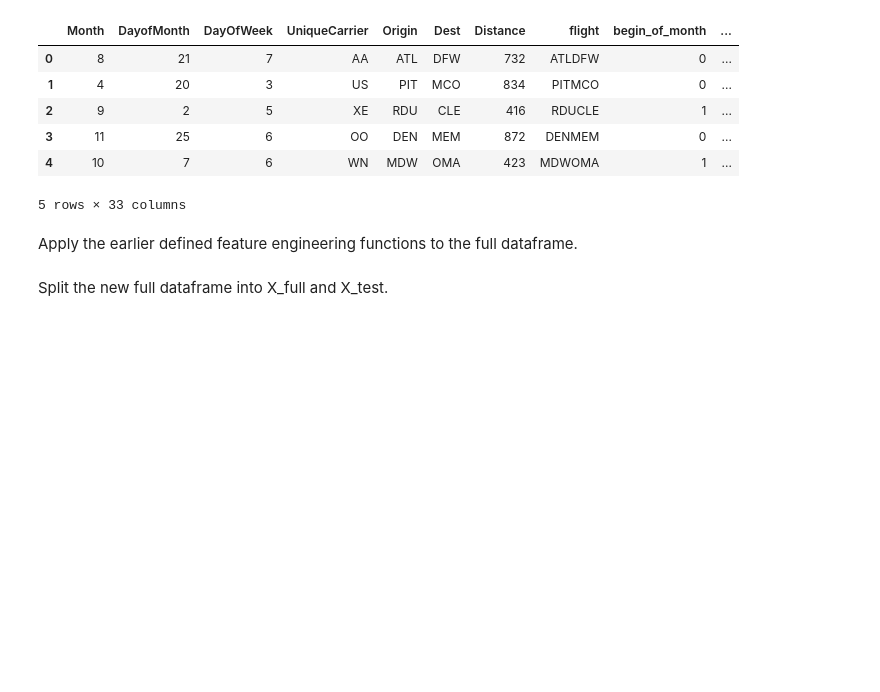
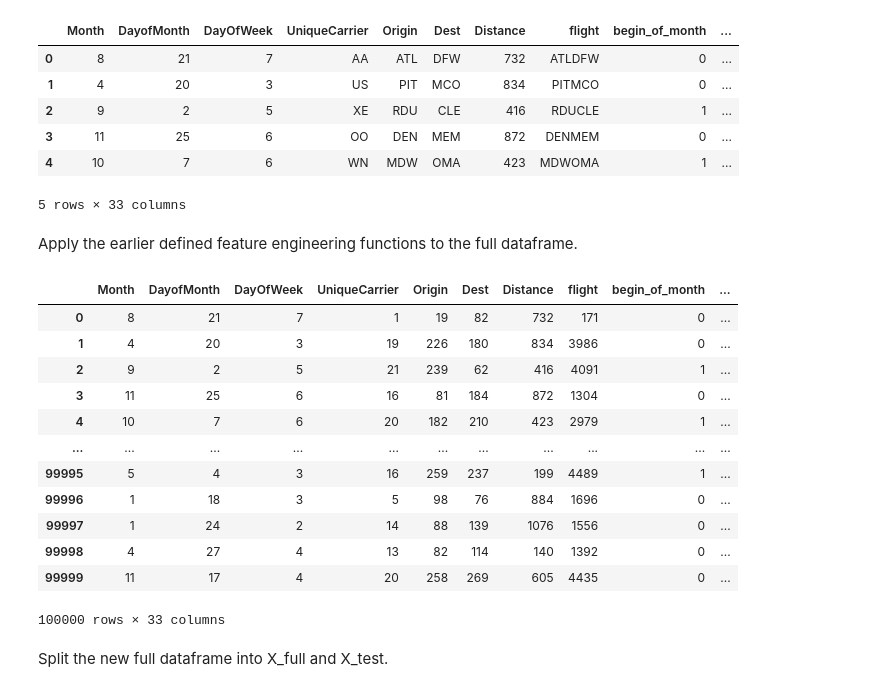
Before and after one commit to qchen077/Springboard, a Jupyter notebook: Core_Courses/Machine_Learning_Apps/18.2.6 - Bayesian Optimization/Bayesian_optimization_case_study.ipynb, the cells around one changed output. Saved outputs shown, nothing was run; the diff lists cells and outputs as text; code cells hidden in the pictures; blank space fills up the shorter version.

```diff
--- a/Core_Courses/Machine_Learning_Apps/18.2.6 - Bayesian Optimization/Bayesian_optimization_case_study.ipynb
+++ b/Core_Courses/Machine_Learning_Apps/18.2.6 - Bayesian Optimization/Bayesian_optimization_case_study.ipynb
@@ -187,6 +188,22 @@ full_df.head()
 5 rows × 33 columns
 # %% [markdown]
 Apply the earlier defined feature engineering functions to the full dataframe.
+# %%
+full_df.iloc[:train_df.shape[0], :]
+# %% [output]
+|  | Month | DayofMonth | DayOfWeek | UniqueCarrier | Origin | Dest | Distance | flight | begin_of_month | ... |
+| 0 | 8 | 21 | 7 | 1 | 19 | 82 | 732 | 171 | 0 | ... |
+| 1 | 4 | 20 | 3 | 19 | 226 | 180 | 834 | 3986 | 0 | ... |
+| 2 | 9 | 2 | 5 | 21 | 239 | 62 | 416 | 4091 | 1 | ... |
+| 3 | 11 | 25 | 6 | 16 | 81 | 184 | 872 | 1304 | 0 | ... |
+| 4 | 10 | 7 | 6 | 20 | 182 | 210 | 423 | 2979 | 1 | ... |
+| ... | ... | ... | ... | ... | ... | ... | ... | ... | ... | ... |
+| 99995 | 5 | 4 | 3 | 16 | 259 | 237 | 199 | 4489 | 1 | ... |
+| 99996 | 1 | 18 | 3 | 5 | 98 | 76 | 884 | 1696 | 0 | ... |
+| 99997 | 1 | 24 | 2 | 14 | 88 | 139 | 1076 | 1556 | 0 | ... |
+| 99998 | 4 | 27 | 4 | 13 | 82 | 114 | 140 | 1392 | 0 | ... |
+| 99999 | 11 | 17 | 4 | 20 | 258 | 269 | 605 | 4435 | 0 | ... |
+100000 rows × 33 columns
 # %%
 for column in ['UniqueCarrier', 'Origin', 'Dest','flight',  'flightUC', 'DestUC', 'OriginUC']:
     full_df[column] = label_enc(full_df[column])
```
Also changed, not shown: parts of 4 cells of this notebook, 1 other file.
